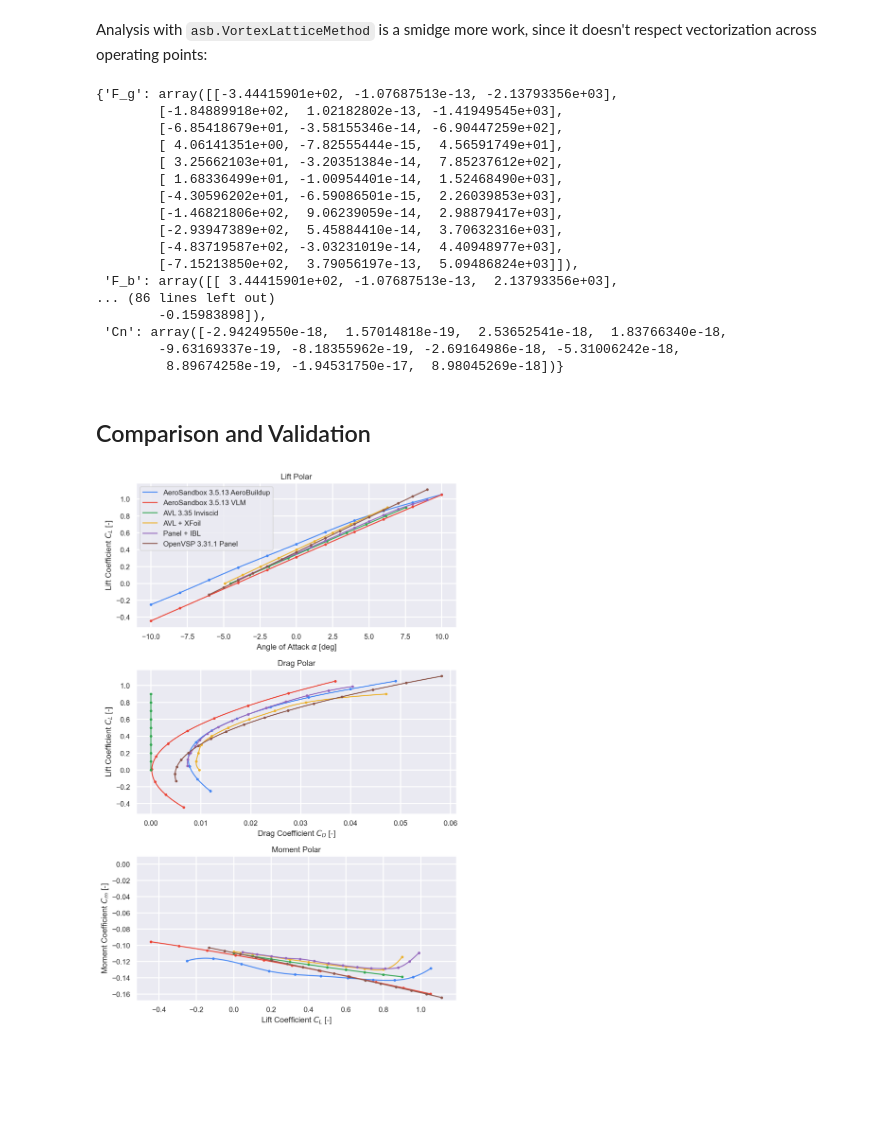
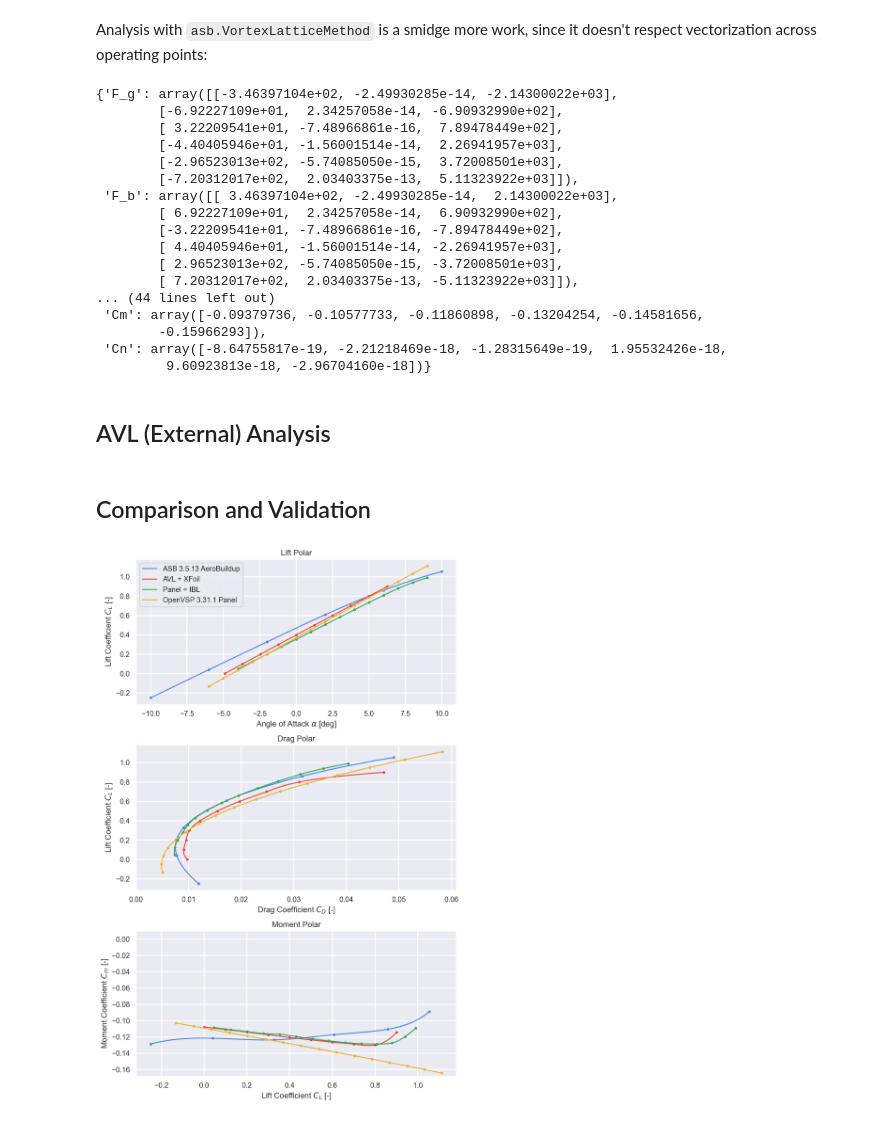
Before and after one commit to peterdsharpe/AeroSandbox, a Jupyter notebook: tutorial/06 - Aerodynamics/01 - AeroSandbox 3D Aerodynamics Tools/01 - Comparison and Validation.ipynb, the cells around one changed output. Cells and saved outputs as stored; diff of their text form; code cells hidden in the pictures; blank space fills up the shorter version.

```diff
--- a/tutorial/06 - Aerodynamics/01 - AeroSandbox 3D Aerodynamics Tools/01 - Comparison and Validation.ipynb
+++ b/tutorial/06 - Aerodynamics/01 - AeroSandbox 3D Aerodynamics Tools/01 - Comparison and Validation.ipynb
@@ -56,7 +61,7 @@ We wish to analyze it at the following aerodynamic operating point:
 op_point = asb.OperatingPoint(
     atmosphere=asb.Atmosphere(altitude=0),
     velocity=91.3,  # m/s
-    alpha=np.linspace(-10, 10, 11)
+    alpha=np.linspace(-10, 10, 6)
 )
 
 xyz_ref = [0.585, 0, 0]
@@ -99,7 +104,8 @@ vlm_aeros = [
     asb.VortexLatticeMethod(
         airplane=airplane,
         op_point=op,
-        xyz_ref=xyz_ref
+        xyz_ref=xyz_ref,
+        spanwise_resolution=5
     ).run()
     for op in op_point
 ]
@@ -114,20 +120,22 @@ for k in vlm_aeros[0].keys():
 
 vlm_aero
 # %% [output]
-{'F_g': array([[-3.44415901e+02, -1.07687513e-13, -2.13793356e+03],
-        [-1.84889918e+02,  1.02182802e-13, -1.41949545e+03],
-        [-6.85418679e+01, -3.58155346e-14, -6.90447259e+02],
-        [ 4.06141351e+00, -7.82555444e-15,  4.56591749e+01],
-        [ 3.25662103e+01, -3.20351384e-14,  7.85237612e+02],
-        [ 1.68336499e+01, -1.00954401e-14,  1.52468490e+03],
-        [-4.30596202e+01, -6.59086501e-15,  2.26039853e+03],
-        [-1.46821806e+02,  9.06239059e-14,  2.98879417e+03],
-        [-2.93947389e+02,  5.45884410e-14,  3.70632316e+03],
-        [-4.83719587e+02, -3.03231019e-14,  4.40948977e+03],
-        [-7.15213850e+02,  3.79056197e-13,  5.09486824e+03]]),
- 'F_b': array([[ 3.44415901e+02, -1.07687513e-13,  2.13793356e+03],
-... (86 lines left out)
-        -0.15983898]),
- 'Cn': array([-2.94249550e-18,  1.57014818e-19,  2.53652541e-18,  1.83766340e-18,
-        -9.63169337e-19, -8.18355962e-19, -2.69164986e-18, -5.31006242e-18,
-         8.89674258e-19, -1.94531750e-17,  8.98045269e-18])}
+{'F_g': array([[-3.46397104e+02, -2.49930285e-14, -2.14300022e+03],
+        [-6.92227109e+01,  2.34257058e-14, -6.90932990e+02],
+        [ 3.22209541e+01, -7.48966861e-16,  7.89478449e+02],
+        [-4.40405946e+01, -1.56001514e-14,  2.26941957e+03],
+        [-2.96523013e+02, -5.74085050e-15,  3.72008501e+03],
+        [-7.20312017e+02,  2.03403375e-13,  5.11323922e+03]]),
+ 'F_b': array([[ 3.46397104e+02, -2.49930285e-14,  2.14300022e+03],
+        [ 6.92227109e+01,  2.34257058e-14,  6.90932990e+02],
+        [-3.22209541e+01, -7.48966861e-16, -7.89478449e+02],
+        [ 4.40405946e+01, -1.56001514e-14, -2.26941957e+03],
+        [ 2.96523013e+02, -5.74085050e-15, -3.72008501e+03],
+        [ 7.20312017e+02,  2.03403375e-13, -5.11323922e+03]]),
+... (44 lines left out)
+ 'Cm': array([-0.09379736, -0.10577733, -0.11860898, -0.13204254, -0.14581656,
+        -0.15966293]),
+ 'Cn': array([-8.64755817e-19, -2.21218469e-18, -1.28315649e-19,  1.95532426e-18,
+         9.60923813e-18, -2.96704160e-18])}
+# %% [markdown]
+## AVL (External) Analysis
@@ -154,11 +183,11 @@ name_data = {
 import matplotlib.pyplot as plt
 import aerosandbox.tools.pretty_plots as p
 
-fig, ax = plt.subplots(3, 1, figsize=(8, 12))
+fig, ax = plt.subplots(3, 1, figsize=(8, 12), dpi=200)
 
 for name, aero in {
-    f"AeroSandbox {asb.__version__} AeroBuildup": aerobuildup_aero,
-    f"AeroSandbox {asb.__version__} VLM"        : vlm_aero
+    f"ASB {asb.__version__} AeroBuildup": aerobuildup_aero,
+    # f"ASB {asb.__version__} VLM (inviscid)"        : vlm_aero
 }.items():
     plt.sca(ax[0])
 
@@ -199,36 +228,38 @@ for name, data in name_data.items():
 
     plt.sca(ax[1])
 
+
     p.plot_smooth(
         data["CD"],
         data["CL"],
         ".-",
         label=name
     )
 
     plt.sca(ax[2])
 
     p.plot_smooth(
         data["CL"],
         data["Cm"],
         ".-",
         label=name
     )
 
 ax[0].set_title("Lift Polar")
 ax[0].set_xlabel("Angle of Attack $\\alpha$ [deg]")
 ax[0].set_ylabel("Lift Coefficient $C_L$ [-]")
 
 ax[1].set_title("Drag Polar")
 ax[1].set_xlabel("Drag Coefficient $C_D$ [-]")
 ax[1].set_ylabel("Lift Coefficient $C_L$ [-]")
+ax[1].set_xlim(left=0)
 
 ax[2].set_title("Moment Polar")
 ax[2].set_xlabel("Lift Coefficient $C_L$ [-]")
 ax[2].set_ylabel("Moment Coefficient $C_m$ [-]")
 ax[2].set_ylim(top=0.01)  # Keep zero in view
 
 plt.sca(ax[0])
-p.show_plot()
+p.show_plot(savefig=Path.home() / "Downloads/polars.png")
 # %% [output]
-[figure, old version]
+[figure, new version]
```
Also changed, not shown: parts of 6 cells of this notebook.
